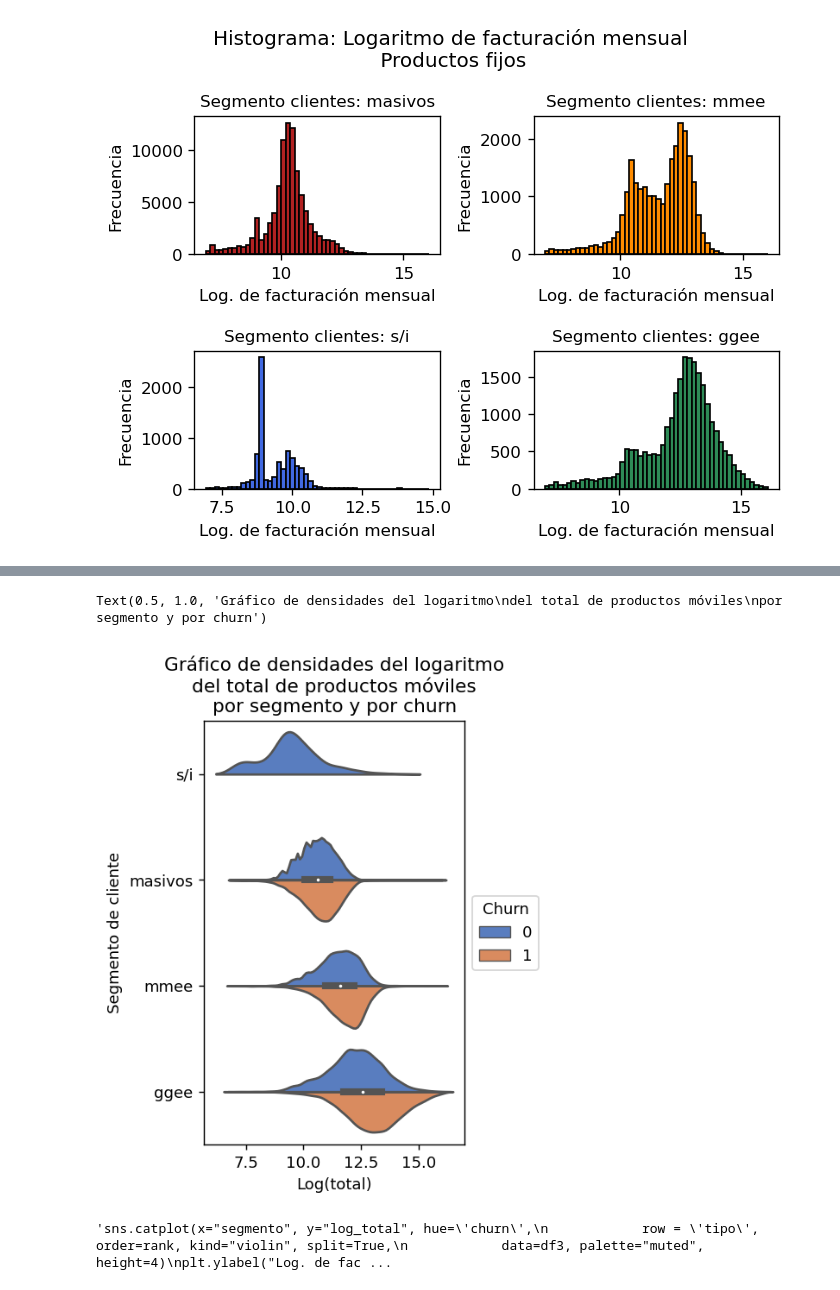
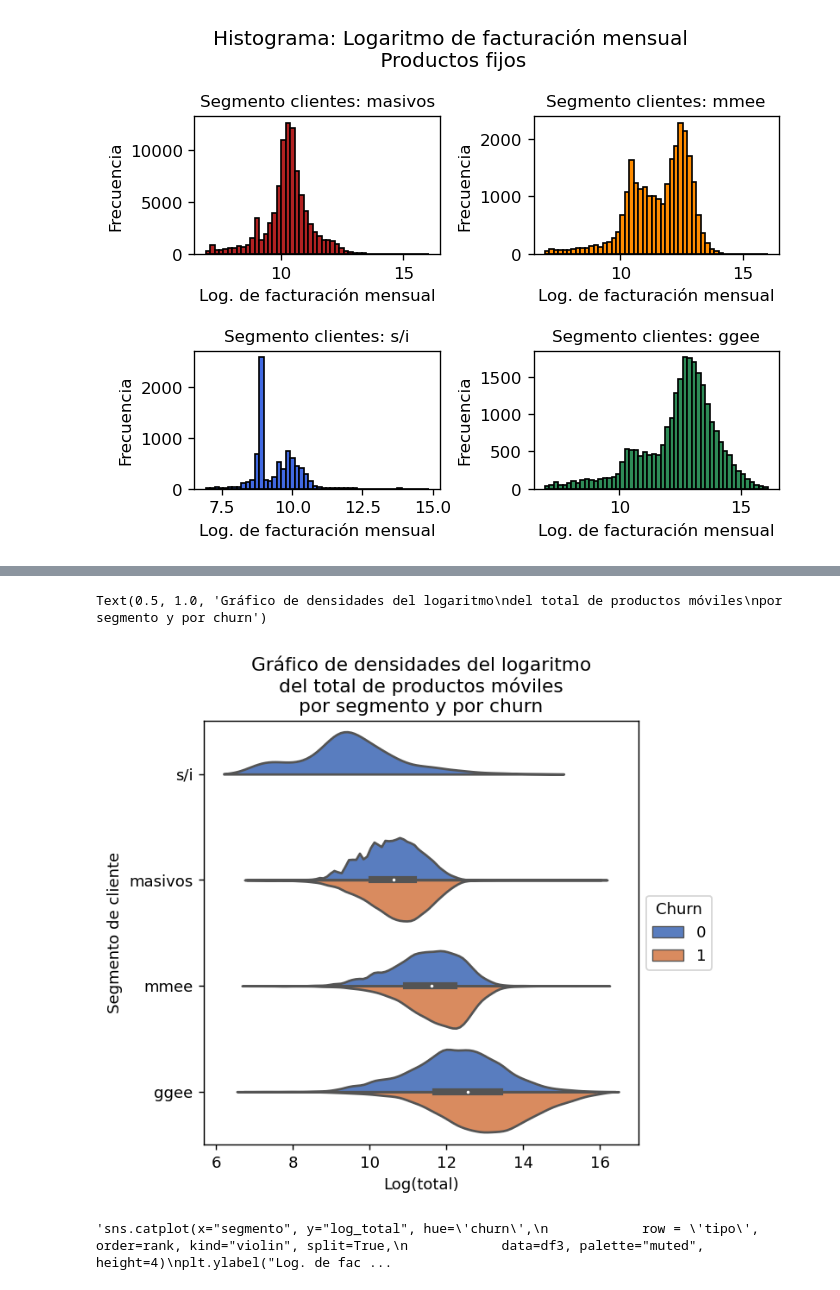
Before and after one commit to felipejorqueradiaz/Entel---Customer-Experience, a Jupyter notebook: Preprocesamiento.ipynb, the cells around one changed output, grey strips where cells are left out. Drawn from its saved outputs; the diff is of its cells as text; code cells hidden in the pictures.

```diff
--- a/Preprocesamiento.ipynb
+++ b/Preprocesamiento.ipynb
@@ -200,18 +266,18 @@ Segmento: ggee
    La media es: 12.31268336674126
    La std es: 1.40065968480778
 # %%
-plt.figure(figsize=(3, 5), dpi=130)
+plt.figure(figsize=(5, 5), dpi=130)
 sns.violinplot(y="segmento", x="log_total", hue="churn",
                data=df3[df3['tipo']=='Movil'], palette="muted", split=True,
                order=rank)
 plt.legend(loc='center left', bbox_to_anchor=(1, 0.5),
            ncol=1, title = 'Churn')
 plt.ylabel('Segmento de cliente')
 plt.xlabel('Log(total)')
 plt.title('Gráfico de densidades del logaritmo\ndel total de productos móviles\npor segmento y por churn')
 # %% [output]
 Text(0.5, 1.0, 'Gráfico de densidades del logaritmo\ndel total de productos móviles\npor segmento y por churn')
-[figure, old version]
+[figure, new version]
 # %%
 '''sns.catplot(x="segmento", y="log_total", hue='churn',
             row = 'tipo',  order=rank, kind="violin", split=True,
```
Also changed, not shown: parts of 11 cells of this notebook.
